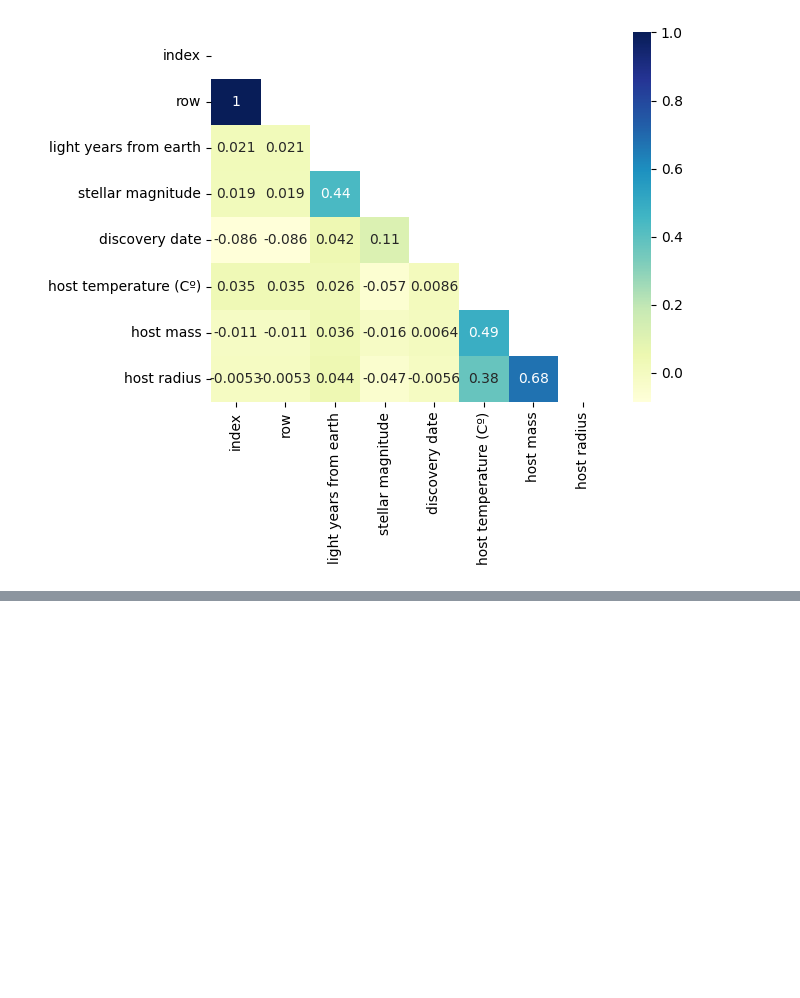
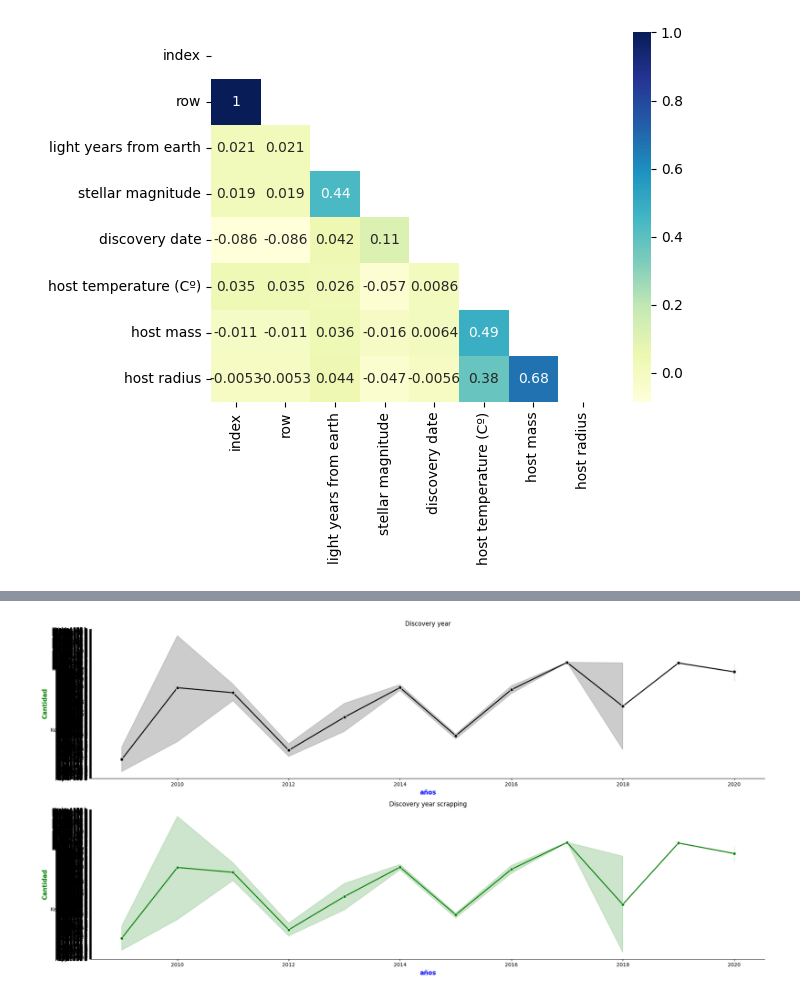
Before and after one commit to ppastorcarrillo/NASA-ETL-Ironhack, a Jupyter notebook: notebooks/NASA 2.0.ipynb, the cells around one changed output, grey strips where cells are left out. Cells and saved outputs as stored; diff of their text form; code cells hidden in the pictures; blank space fills up the shorter version.

```diff
--- a/notebooks/NASA 2.0.ipynb
+++ b/notebooks/NASA 2.0.ipynb
@@ -233,0 +110,42 @@ definitiva.to_csv("definitivo.csv")
+# %%
+fig, axes = plt.subplots(nrows = 2, ncols = 1, figsize = (20,10))
+
+sns.lineplot(data = df,
+             x = "discovery date_x",
+             y = "name",
+             marker = "s",
+             ax = axes[0],
+             linewidth = 2,
+             color = "black")
+
+sns.lineplot(data = df,
+             x = "discovery date_y",
+             y = "name",
+             marker = "o",
+             ax = axes[1],
+             linewidth = 2,
+             color = "green" )
+
+axes[0].set_title("Discovery year")
+axes[1].set_title("Discovery year scrapping")
+
+
+# para quitar los ejes de arriba y de la derecha
+axes[0].spines['top'].set_visible(False)
+axes[0].spines['right'].set_visible(False)
+
+axes[1].spines['top'].set_visible(False)
+axes[1].spines['right'].set_visible(False)
+
+
+# para cambiar el nombre el eje x
+axes[0].set_xlabel('años', color = "blue", fontweight = "bold", fontsize = 12)
+axes[1].set_xlabel('años', color = "blue", fontweight = "bold", fontsize = 12)
+
+# para cambiar el nombre el eje y
+axes[0].set_ylabel('Cantidad', color = "green", fontweight = "bold", fontsize = 12)
+axes[1].set_ylabel('Cantidad', color = "green", fontweight = "bold", fontsize = 12)
+
+fig.tight_layout();
+# %% [output]
+[figure, added]
```
Also changed, not shown: parts of 51 cells of this notebook, 11 other files.
